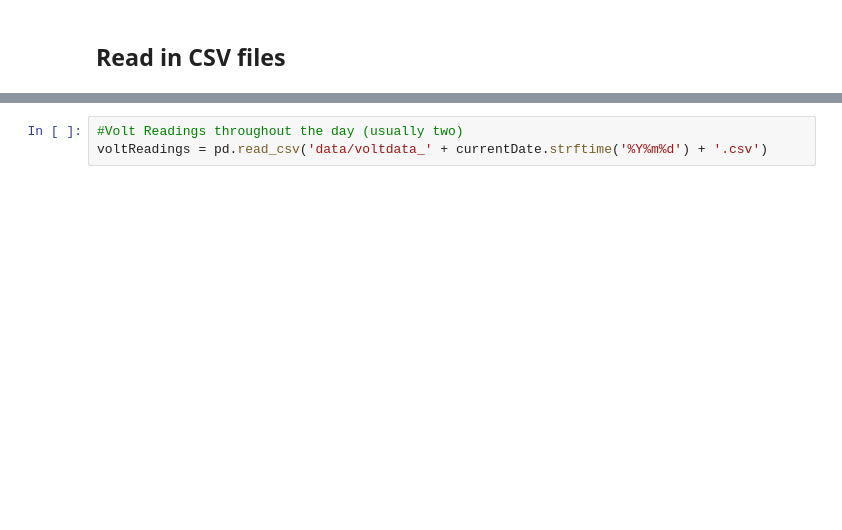
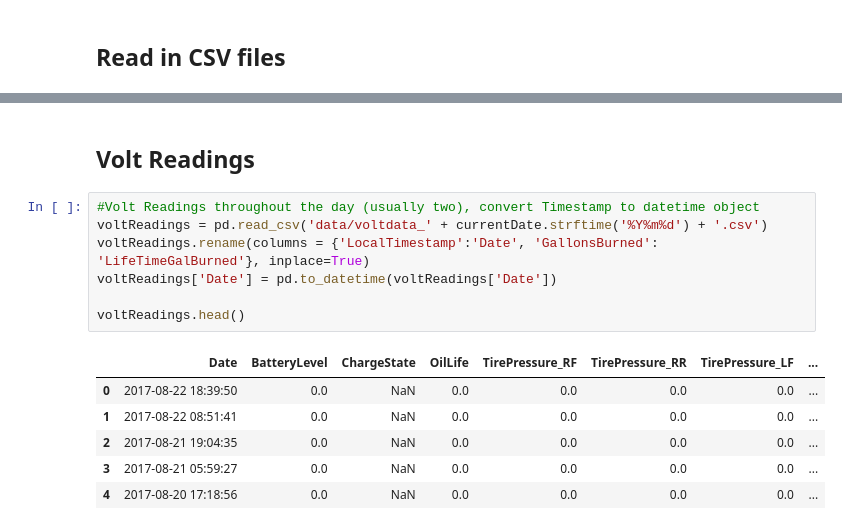
Before and after one commit to derek-palmer/volt-metrics, a Jupyter notebook: jupyter/volume/Volt Analytics.ipynb, the cells around one changed output, grey strips where cells are left out. Drawn from its saved outputs; the diff is of its cells as text; blank space fills up the shorter version.

```diff
--- a/jupyter/volume/Volt Analytics.ipynb
+++ b/jupyter/volume/Volt Analytics.ipynb
@@ -45,3 +98,16 @@ voltDailyData.head()
+# %% [markdown]
+## Volt Readings
 # %%
-#Volt Readings throughout the day (usually two)
+#Volt Readings throughout the day (usually two), convert Timestamp to datetime object
 voltReadings = pd.read_csv('data/voltdata_' + currentDate.strftime('%Y%m%d') + '.csv')
+voltReadings.rename(columns = {'LocalTimestamp':'Date', 'GallonsBurned': 'LifeTimeGalBurned'}, inplace=True)
+voltReadings['Date'] = pd.to_datetime(voltReadings['Date'])
+
+voltReadings.head()
+# %% [output]
+|  | Date | BatteryLevel | ChargeState | OilLife | TirePressure_RF | TirePressure_RR | TirePressure_LF | ... |
+| 0 | 2017-08-22 18:39:50 | 0.0 | NaN | 0.0 | 0.0 | 0.0 | 0.0 | ... |
+| 1 | 2017-08-22 08:51:41 | 0.0 | NaN | 0.0 | 0.0 | 0.0 | 0.0 | ... |
+| 2 | 2017-08-21 19:04:35 | 0.0 | NaN | 0.0 | 0.0 | 0.0 | 0.0 | ... |
+| 3 | 2017-08-21 05:59:27 | 0.0 | NaN | 0.0 | 0.0 | 0.0 | 0.0 | ... |
+| 4 | 2017-08-20 17:18:56 | 0.0 | NaN | 0.0 | 0.0 | 0.0 | 0.0 | ... |
```
Also changed, not shown: parts of 13 cells of this notebook, 3 other files.
